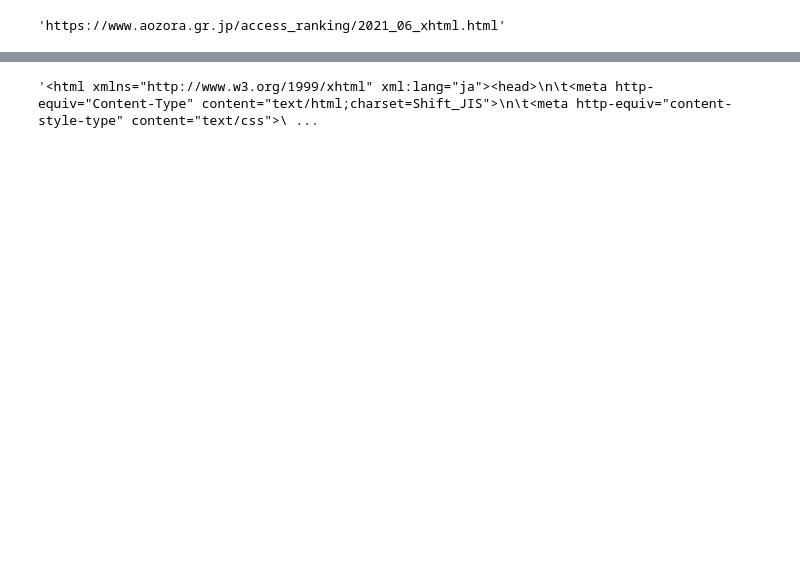
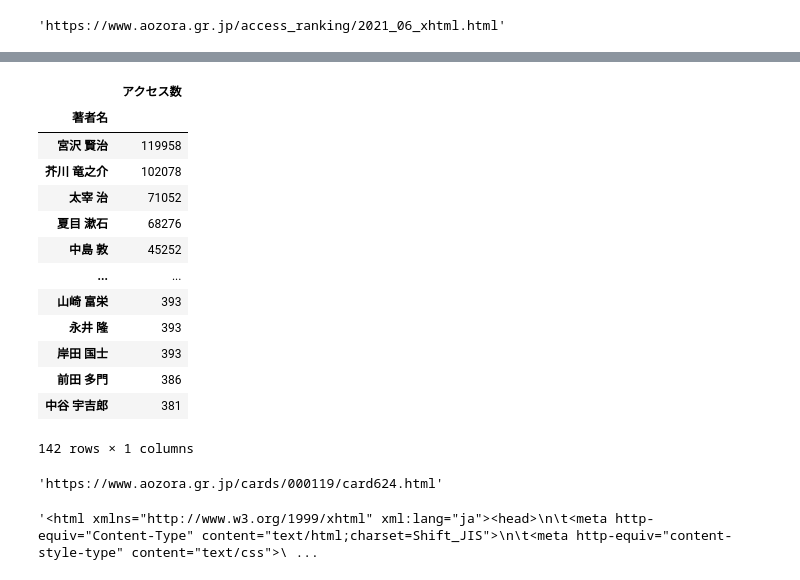
Before and after one commit to sky-y/extract-aozora-ranking, a Jupyter notebook: 青空文庫ランキング抽出（関数ver）.ipynb, the cells around one changed output, grey strips where cells are left out. Drawn from its saved outputs; the diff is of its cells as text; code cells hidden in the pictures; blank space fills up the shorter version.

```diff
--- a/青空文庫ランキング抽出（関数ver）.ipynb
+++ b/青空文庫ランキング抽出（関数ver）.ipynb
@@ -104,3 +164,20 @@ url_rank_xhtml
+# %%
+df_ranking.groupby('著者名').sum().sort_values('アクセス数', ascending=False)
+# %% [output]
+|  | アクセス数 |
+| 著者名 |  |
+| 宮沢 賢治 | 119958 |
+| 芥川 竜之介 | 102078 |
+| 太宰 治 | 71052 |
+| 夏目 漱石 | 68276 |
+| 中島 敦 | 45252 |
+| ... | ... |
+| 山崎 富栄 | 393 |
+| 永井 隆 | 393 |
+| 岸田 国士 | 393 |
+| 前田 多門 | 386 |
+| 中谷 宇吉郎 | 381 |
+142 rows × 1 columns
 # %%
 # 特定の順位のタイトル・URL・著者名を取得する
 def extract_info_from_table_element(url, rank_index):
@@ -118,6 +195,9 @@ def extract_info_from_table_element(url, rank_index):
     return title, url, author
 # %%
 title, url, author = extract_info_from_table_element(url_rank_xhtml, 1)
+url
+# %% [output]
+'https://www.aozora.gr.jp/cards/000119/card624.html'
 # %%
 # 作品ページのURLからXHTMLソースを取得する
 def get_xhtml(url_sakuhin):
```
Also changed, not shown: parts of 9 cells of this notebook.
